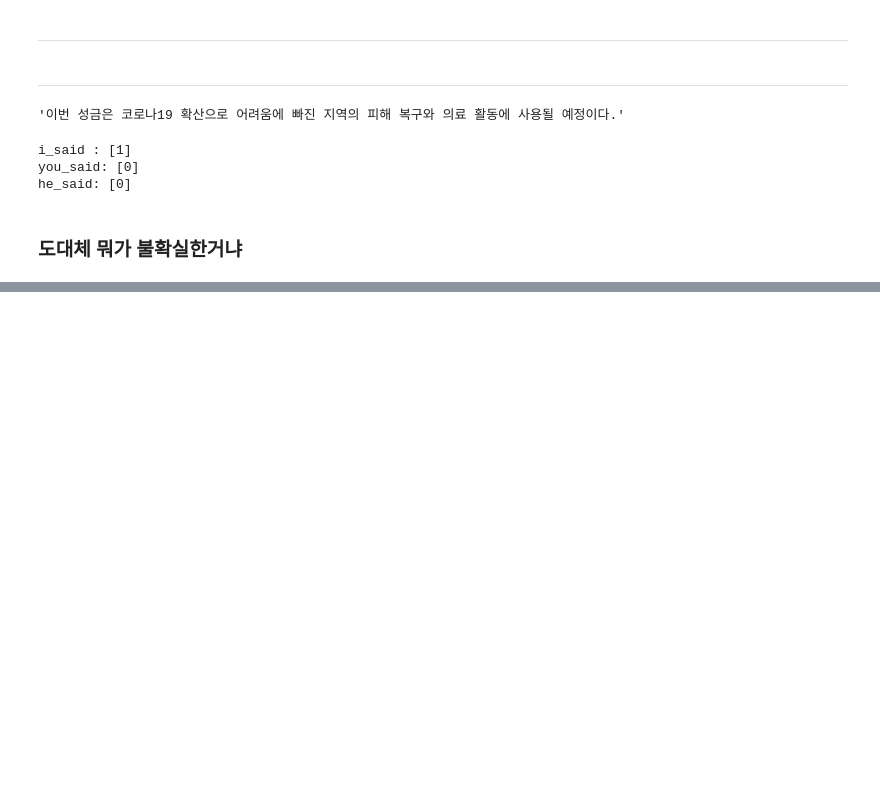
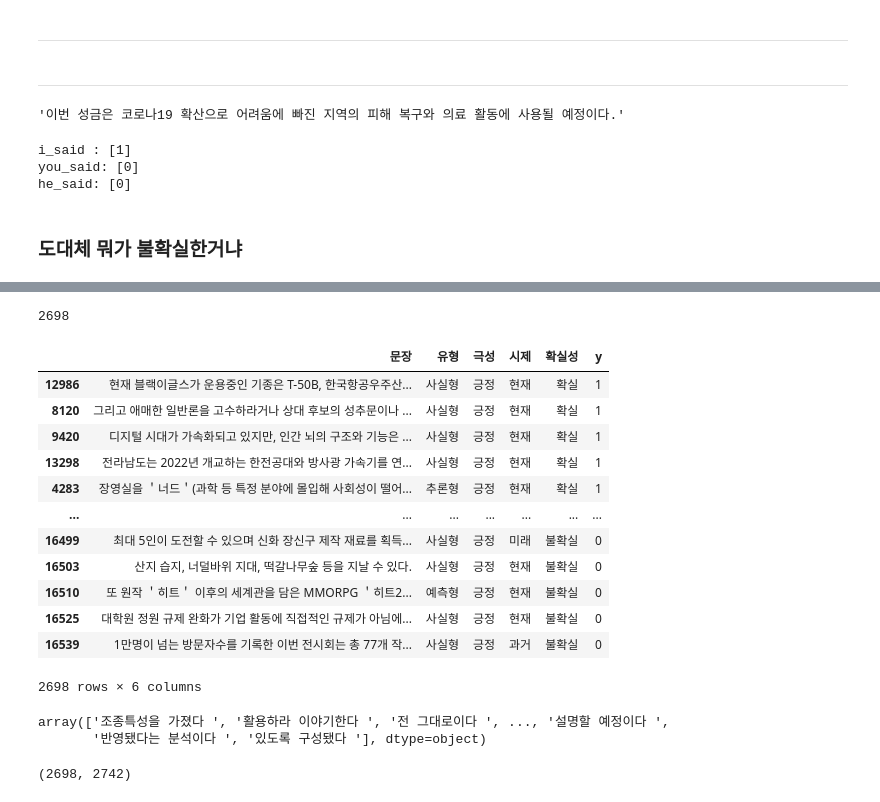
Before and after one commit to tmdqja75/ml_nlp_project, a Jupyter notebook: sentence_classify.ipynb, the cells around one changed output, grey strips where cells are left out. Saved outputs shown, nothing was run; the diff lists cells and outputs as text; code cells hidden in the pictures; blank space fills up the shorter version.

```diff
--- a/sentence_classify.ipynb
+++ b/sentence_classify.ipynb
@@ -757,0 +831,4 @@ he_said: [0]
+# %%
+raw_data_cer_sample = raw_data[raw_data["확실성"] == "확실"].sample(1349, random_state=13)
+# %%
+raw_data_un_sample = raw_data[raw_data["확실성"] == "불확실"]
@@ -757,0 +843,2 @@ he_said: [0]
+# %%
+raw_data_sample = pd.concat([raw_data_cer_sample, raw_data_un_sample])
@@ -757,0 +861,31 @@ he_said: [0]
+# %%
+len(raw_data_sample)
+# %% [output]
+2698
+# %%
+from sklearn.preprocessing import LabelEncoder
+from sklearn.feature_extraction.text import TfidfVectorizer
+
+le = LabelEncoder()
+raw_data_sample["y"] = le.fit_transform(raw_data_sample["확실성"])
+# %%
+raw_data_sample
+# %% [output]
+|  | 문장 | 유형 | 극성 | 시제 | 확실성 | y |
+| 12986 | 현재 블랙이글스가 운용중인 기종은 T-50B, 한국항공우주산... | 사실형 | 긍정 | 현재 | 확실 | 1 |
+| 8120 | 그리고 애매한 일반론을 고수하라거나 상대 후보의 성추문이나 ... | 사실형 | 긍정 | 현재 | 확실 | 1 |
+| 9420 | 디지털 시대가 가속화되고 있지만, 인간 뇌의 구조와 기능은 ... | 사실형 | 긍정 | 현재 | 확실 | 1 |
+| 13298 | 전라남도는 2022년 개교하는 한전공대와 방사광 가속기를 연... | 사실형 | 긍정 | 현재 | 확실 | 1 |
+| 4283 | 장영실을 ＇너드＇(과학 등 특정 분야에 몰입해 사회성이 떨어... | 추론형 | 긍정 | 현재 | 확실 | 1 |
+| ... | ... | ... | ... | ... | ... | ... |
+| 16499 | 최대 5인이 도전할 수 있으며 신화 장신구 제작 재료를 획득... | 사실형 | 긍정 | 미래 | 불확실 | 0 |
+| 16503 | 산지 습지, 너덜바위 지대, 떡갈나무숲 등을 지날 수 있다. | 사실형 | 긍정 | 현재 | 불확실 | 0 |
+| 16510 | 또 원작 ＇히트＇ 이후의 세계관을 담은 MMORPG ＇히트2... | 예측형 | 긍정 | 현재 | 불확실 | 0 |
+| 16525 | 대학원 정원 규제 완화가 기업 활동에 직접적인 규제가 아님에... | 사실형 | 긍정 | 현재 | 불확실 | 0 |
+| 16539 | 1만명이 넘는 방문자수를 기록한 이번 전시회는 총 77개 작... | 사실형 | 긍정 | 과거 | 불확실 | 0 |
+2698 rows × 6 columns
+# %%
+raw_data_sample["문장"].apply(last_two_word).apply(apply_re).values
+# %% [output]
+array(['조종특성을 가졌다 ', '활용하라 이야기한다 ', '전 그대로이다 ', ..., '설명할 예정이다 ',
+       '반영됐다는 분석이다 ', '있도록 구성됐다 '], dtype=object)
@@ -757,0 +895,4 @@ he_said: [0]
+# %%
+X.shape
+# %% [output]
+(2698, 2742)
```
Also changed, not shown: parts of 70 cells of this notebook.
